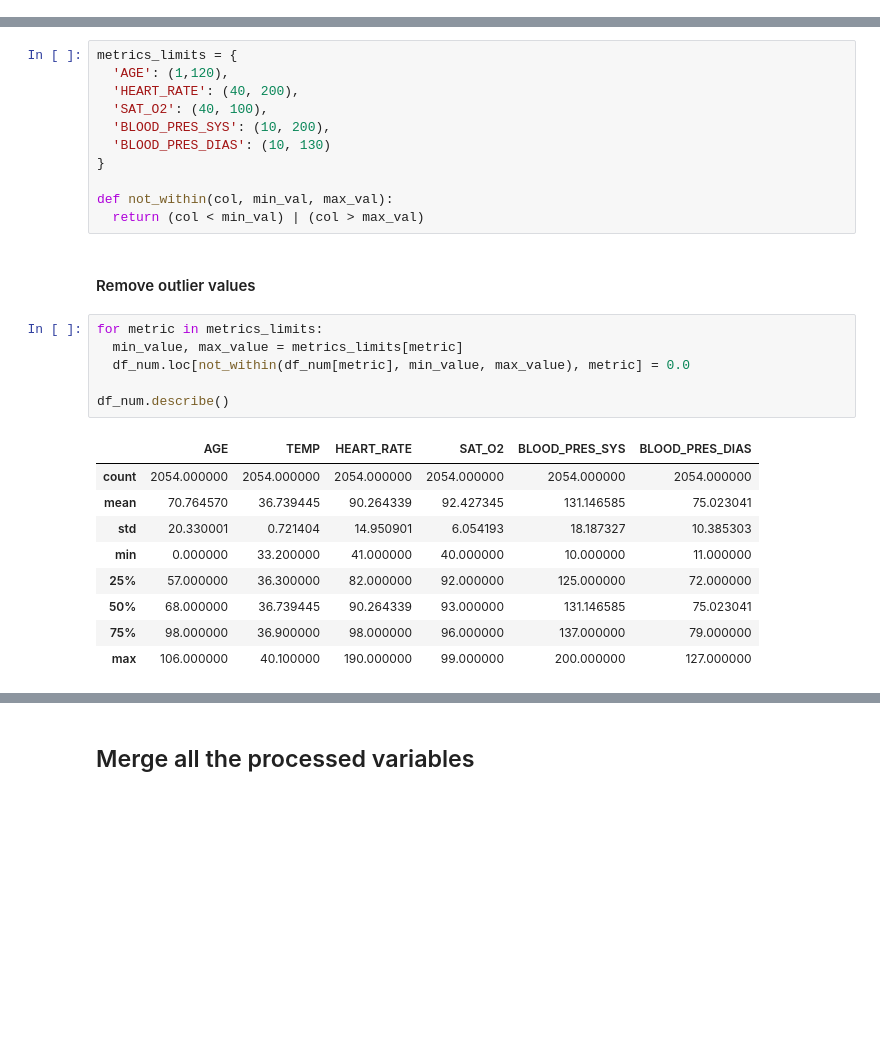
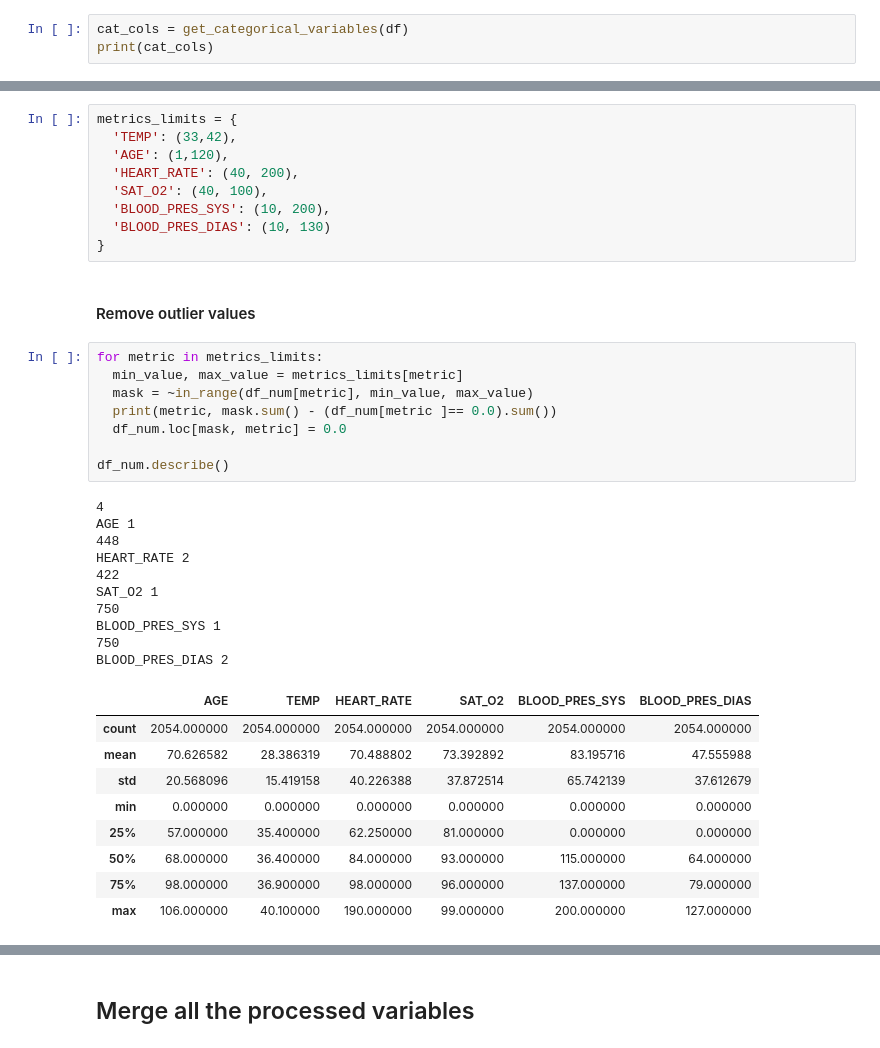
Before and after one commit to jFompe/Covid19Analysis, a Jupyter notebook: covid2.ipynb, the cells around one changed output, grey strips where cells are left out. Cells and saved outputs as stored; diff of their text form; blank space fills up the shorter version.

```diff
--- a/covid2.ipynb
+++ b/covid2.ipynb
@@ -91,0 +108,3 @@ print(cat_cols)
+# %%
+cat_cols = get_categorical_variables(df)
+print(cat_cols)
@@ -198,31 +219,41 @@ df_num.describe()
 | max | 189.000000 | 40.100000 | 593.000000 | 99.000000 | 772.000000 | 845.000000 |
 # %%
 metrics_limits = {
+  'TEMP': (33,42),
   'AGE': (1,120),
   'HEART_RATE': (40, 200),
   'SAT_O2': (40, 100),
   'BLOOD_PRES_SYS': (10, 200),
   'BLOOD_PRES_DIAS': (10, 130)
 }
-
-def not_within(col, min_val, max_val):
-  return (col < min_val) | (col > max_val)
 # %% [markdown]
 #### Remove outlier values
 # %%
 for metric in metrics_limits:
   min_value, max_value = metrics_limits[metric]
-  df_num.loc[not_within(df_num[metric], min_value, max_value), metric] = 0.0
+  mask = ~in_range(df_num[metric], min_value, max_value)
+  print(metric, mask.sum() - (df_num[metric ]== 0.0).sum())
+  df_num.loc[mask, metric] = 0.0
 
 df_num.describe()
 # %% [output]
+4
+AGE 1
+448
+HEART_RATE 2
+422
+SAT_O2 1
+750
+BLOOD_PRES_SYS 1
+750
+BLOOD_PRES_DIAS 2
 |  | AGE | TEMP | HEART_RATE | SAT_O2 | BLOOD_PRES_SYS | BLOOD_PRES_DIAS |
 | count | 2054.000000 | 2054.000000 | 2054.000000 | 2054.000000 | 2054.000000 | 2054.000000 |
-| mean | 70.764570 | 36.739445 | 90.264339 | 92.427345 | 131.146585 | 75.023041 |
-| std | 20.330001 | 0.721404 | 14.950901 | 6.054193 | 18.187327 | 10.385303 |
-| min | 0.000000 | 33.200000 | 41.000000 | 40.000000 | 10.000000 | 11.000000 |
-| 25% | 57.000000 | 36.300000 | 82.000000 | 92.000000 | 125.000000 | 72.000000 |
-| 50% | 68.000000 | 36.739445 | 90.264339 | 93.000000 | 131.146585 | 75.023041 |
+| mean | 70.626582 | 28.386319 | 70.488802 | 73.392892 | 83.195716 | 47.555988 |
+| std | 20.568096 | 15.419158 | 40.226388 | 37.872514 | 65.742139 | 37.612679 |
+| min | 0.000000 | 0.000000 | 0.000000 | 0.000000 | 0.000000 | 0.000000 |
+| 25% | 57.000000 | 35.400000 | 62.250000 | 81.000000 | 0.000000 | 0.000000 |
+| 50% | 68.000000 | 36.400000 | 84.000000 | 93.000000 | 115.000000 | 64.000000 |
 | 75% | 98.000000 | 36.900000 | 98.000000 | 96.000000 | 137.000000 | 79.000000 |
 | max | 106.000000 | 40.100000 | 190.000000 | 99.000000 | 200.000000 | 127.000000 |
 # %%
```
Also changed, not shown: parts of 19 cells of this notebook.
